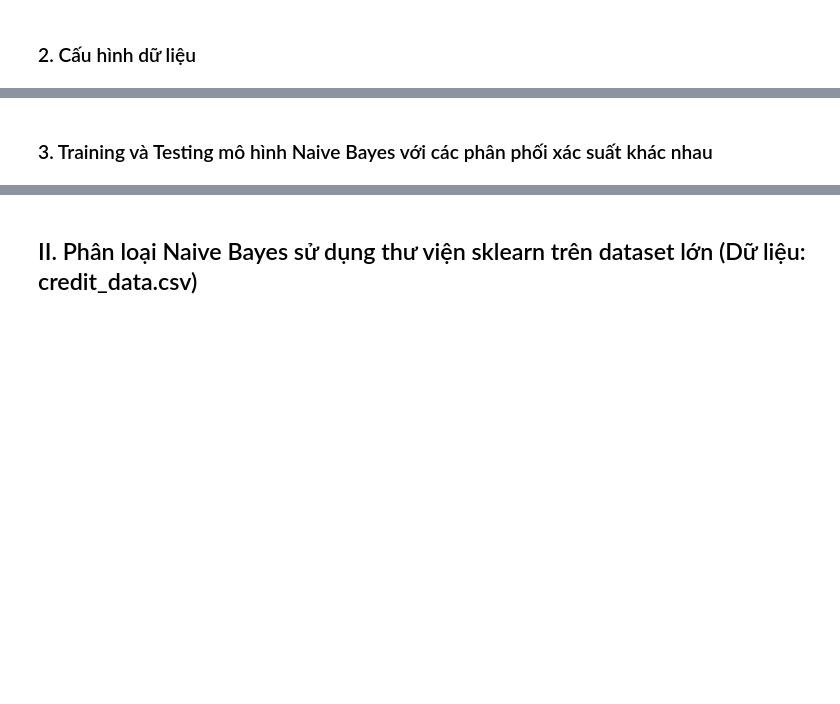
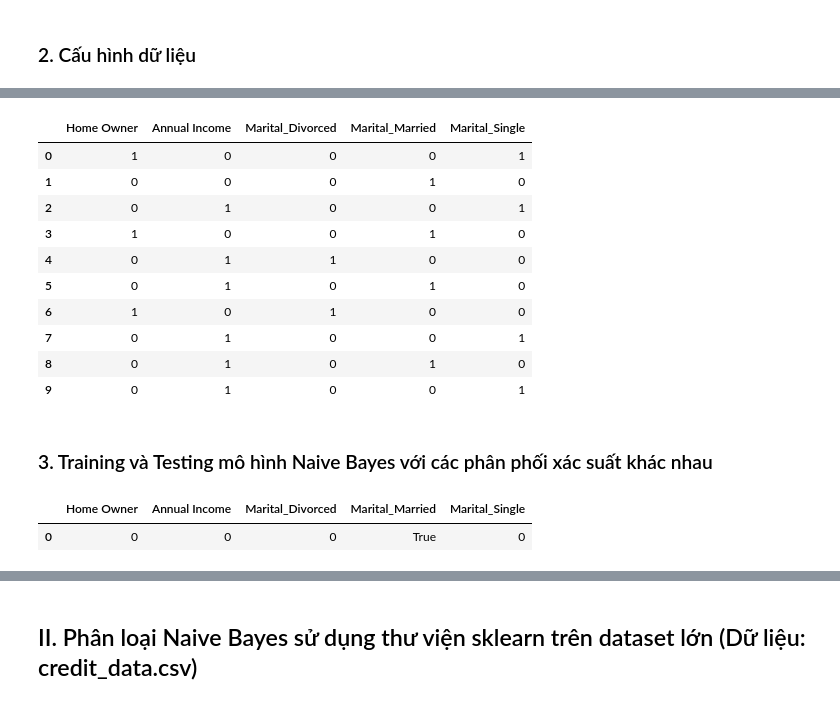
Before and after one commit to quanzz123/DataMining-Homework, a Jupyter notebook: Lab4-Naive Bayes/Lab4_NB.ipynb, the cells around one changed output, grey strips where cells are left out. Drawn from its saved outputs; the diff is of its cells as text; code cells hidden in the pictures; blank space fills up the shorter version.

```diff
--- a/Lab4-Naive Bayes/Lab4_NB.ipynb
+++ b/Lab4-Naive Bayes/Lab4_NB.ipynb
@@ -32,6 +32,11 @@ data = pd.DataFrame([
 # Yêu cầu 1: Chuẩn bị dữ liệu cho mô hình học máy (X: lưu giá trị của các cột đặc trưng; y: lưu giá trị cột nhãn)
 ######
 # Code
-
+X = data[["Home Owner", "Marital Status", "Annual Income"]]
+y = data["Defaulted Borrower"]
+print("X shape", X.shape)
+print(X)
+print("y shape", y.shape)
+print("y values", y.values)
 
 ######
@@ -41,5 +61,14 @@ data = pd.DataFrame([
 ######
 # Code
 
-
+# label encoding cho 2 đặc trưng
+le_home = LabelEncoder()
+X["Home Owner"] = le_home.fit_transform(X["Home Owner"])
+le_income = LabelEncoder()
+X["Annual Income"] = le_income.fit_transform(X["Annual Income"])
+# one-hote encoding cho Marital income
+X = pd.get_dummies(X, columns=["Marital Status"], prefix="Marital",dtype=int )
+# label encoding cho nhãn
+le_targets = LabelEncoder()
+y_encoded = le_targets.fit_transform(y)
 ######
@@ -46,3 +86,17 @@ data = pd.DataFrame([
+# %%
+X
+# %% [output]
+|  | Home Owner | Annual Income | Marital_Divorced | Marital_Married | Marital_Single |
+| 0 | 1 | 0 | 0 | 0 | 1 |
+| 1 | 0 | 0 | 0 | 1 | 0 |
+| 2 | 0 | 1 | 0 | 0 | 1 |
+| 3 | 1 | 0 | 0 | 1 | 0 |
+| 4 | 0 | 1 | 1 | 0 | 0 |
+| 5 | 0 | 1 | 0 | 1 | 0 |
+| 6 | 1 | 0 | 1 | 0 | 0 |
+| 7 | 0 | 1 | 0 | 0 | 1 |
+| 8 | 0 | 1 | 0 | 1 | 0 |
+| 9 | 0 | 1 | 0 | 0 | 1 |
 # %% [markdown]
 ### 3. Training và Testing mô hình Naive Bayes với các phân phối xác suất khác nhau
 # %%
@@ -54 +112,12 @@ data = pd.DataFrame([
 ######
+# %%
+# 4.4 Đảm bảo mẫu mới có đúng các cột như dữ liệu huấn luyện
+for col in X.columns:
+    if col not in new_sample.columns:
+        new_sample[col] = 0 # Thêm cột còn thiếu với giá trị 0
+# 4.5 Sắp xếp cột theo đúng thứ tự của X_train
+new_sample = new_sample[X.columns]
+new_sample
+# %% [output]
+|  | Home Owner | Annual Income | Marital_Divorced | Marital_Married | Marital_Single |
+| 0 | 0 | 0 | 0 | True | 0 |
```
Also changed, not shown: parts of 24 cells of this notebook, 17 other files.
